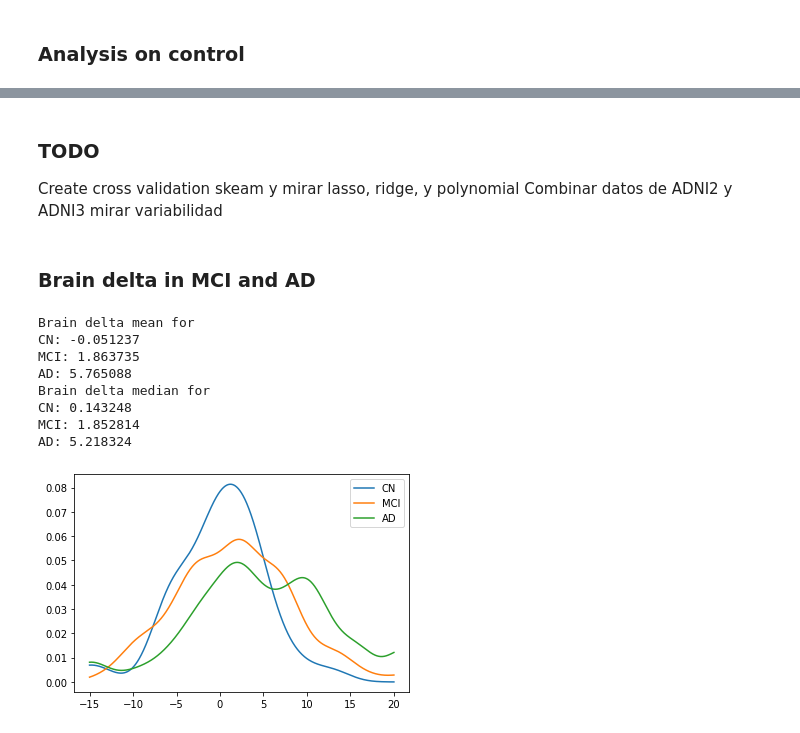
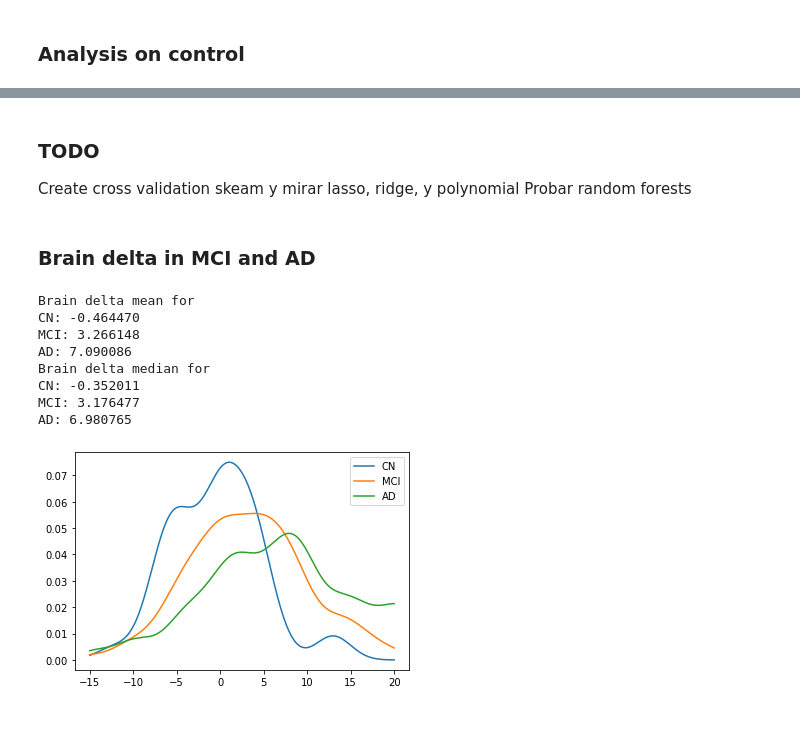
Before and after one commit to JGarciaCondado/ADNIBrainAge, a Jupyter notebook: jupyternotebooks/data_exploration.ipynb, the cells around one changed output, grey strips where cells are left out. Saved outputs shown, nothing was run; the diff lists cells and outputs as text; code cells hidden in the pictures.

Commit message:
Update to include ADNI2 data and site exploration

```diff
--- a/jupyternotebooks/data_exploration.ipynb
+++ b/jupyternotebooks/data_exploration.ipynb
@@ -58,7 +125,7 @@ combat = Combat()
 Y = df_controls[features].to_numpy()
 b = df_controls['SITEID'].to_numpy()
 X = df_controls['AGE'].to_numpy()[:, np.newaxis]
-C = df_controls[['Vscale', 'PTGENDER']].to_numpy()
+C = df_controls[['Vscale', 'PTGENDER', 'Phase']].to_numpy()
 y_adjusted = combat.fit_transform(Y=Y, b=b, X=X, C=C)
 # %%
 # Explor variability of features by site after harmonization
@@ -94,6 +161,6 @@ plt.tight_layout()
 # %%
 # Generate train and test partitions
-X_train, X_test, Y_train, Y_test = train_test_split(X, Y, test_size=0.25, random_state=0)
+X_train, X_test, Y_train, Y_test = train_test_split(X, Y, test_size=0.15, random_state=0)
 
 # Data normalization
 transformer = StandardScaler().fit(X_train)  # fit() learns mean and std parameters
@@ -121,7 +187,7 @@ MAE in test: 3.972625
 ### TODO
 
 Create cross validation skeam y mirar lasso, ridge, y polynomial
-Combinar datos de ADNI2 y ADNI3 mirar variabilidad
+Probar random forests
 # %% [markdown]
 ### Brain delta in MCI and AD
 # %%
@@ -133,11 +199,11 @@ df_ad = df_full[df_full['DIAGNOSIS']==3.0]
 X_mci = df_mci[features].to_numpy()
 Y_mci = df_mci['AGE'].to_numpy()
 b_mci = df_mci['SITEID'].to_numpy()
-C_mci = df_mci[['Vscale', 'PTGENDER']].to_numpy()
+C_mci = df_mci[['Vscale', 'PTGENDER', 'Phase']].to_numpy()
 X_ad = df_ad[features].to_numpy()
 Y_ad = df_ad['AGE'].to_numpy()
 b_ad = df_ad['SITEID'].to_numpy()
-C_ad = df_ad[['Vscale', 'PTGENDER']].to_numpy()
+C_ad = df_ad[['Vscale', 'PTGENDER', 'Phase']].to_numpy()
 
 # Harmonize
 X_mci_harm = combat.transform(Y=X_mci, b=b_mci, X=Y_mci[:, np.newaxis], C=C_mci)
@@ -148,40 +214,40 @@ delta_brain_controls = errors
 delta_brain_mci = LR.predict(X_mci_harm)-Y_mci
 delta_brain_ad = LR.predict(X_ad_harm)-Y_ad
 
 # Obtain mean and medians for each
 print('Brain delta mean for')
 print('CN: %f' % np.mean(delta_brain_controls))
 print('MCI: %f' % np.mean(delta_brain_mci))
 print('AD: %f' % np.mean(delta_brain_ad))
 print('Brain delta median for')
 print('CN: %f' % np.median(delta_brain_controls))
 print('MCI: %f' % np.median(delta_brain_mci))
 print('AD: %f' % np.median(delta_brain_ad))
 
 # Plot kernel density estimates for samples
 from sklearn.neighbors import KernelDensity
 X_plot = np.linspace(-15, 20, 1000)[:, np.newaxis]
 kde_cn = KernelDensity(kernel="gaussian", bandwidth=2).fit(delta_brain_controls[:, np.newaxis])
 log_dens_cn = kde_cn.score_samples(X_plot)
 plt.plot(X_plot[:, 0], np.exp(log_dens_cn), label='CN')
 kde_mci = KernelDensity(kernel="gaussian", bandwidth=2).fit(delta_brain_mci[:, np.newaxis])
 log_dens_mci = kde_mci.score_samples(X_plot)
 plt.plot(X_plot[:, 0], np.exp(log_dens_mci), label='MCI')
 kde_ad = KernelDensity(kernel="gaussian", bandwidth=2).fit(delta_brain_ad[:, np.newaxis])
 log_dens_ad = kde_ad.score_samples(X_plot)
 plt.plot(X_plot[:, 0], np.exp(log_dens_ad), label='AD')
 plt.legend()
 plt.show()
 # %% [output]
 Brain delta mean for
-CN: -0.051237
-MCI: 1.863735
-AD: 5.765088
+CN: -0.464470
+MCI: 3.266148
+AD: 7.090086
 Brain delta median for
-CN: 0.143248
-MCI: 1.852814
-AD: 5.218324
+CN: -0.352011
+MCI: 3.176477
+AD: 6.980765
-[figure, old version]
+[figure, new version]
 # %%
 plt.hist(delta_brain_controls, label='CN', density=True)
 plt.hist(delta_brain_mci, label='MCI', density=True)
```
Also changed, not shown: parts of 13 cells of this notebook.
